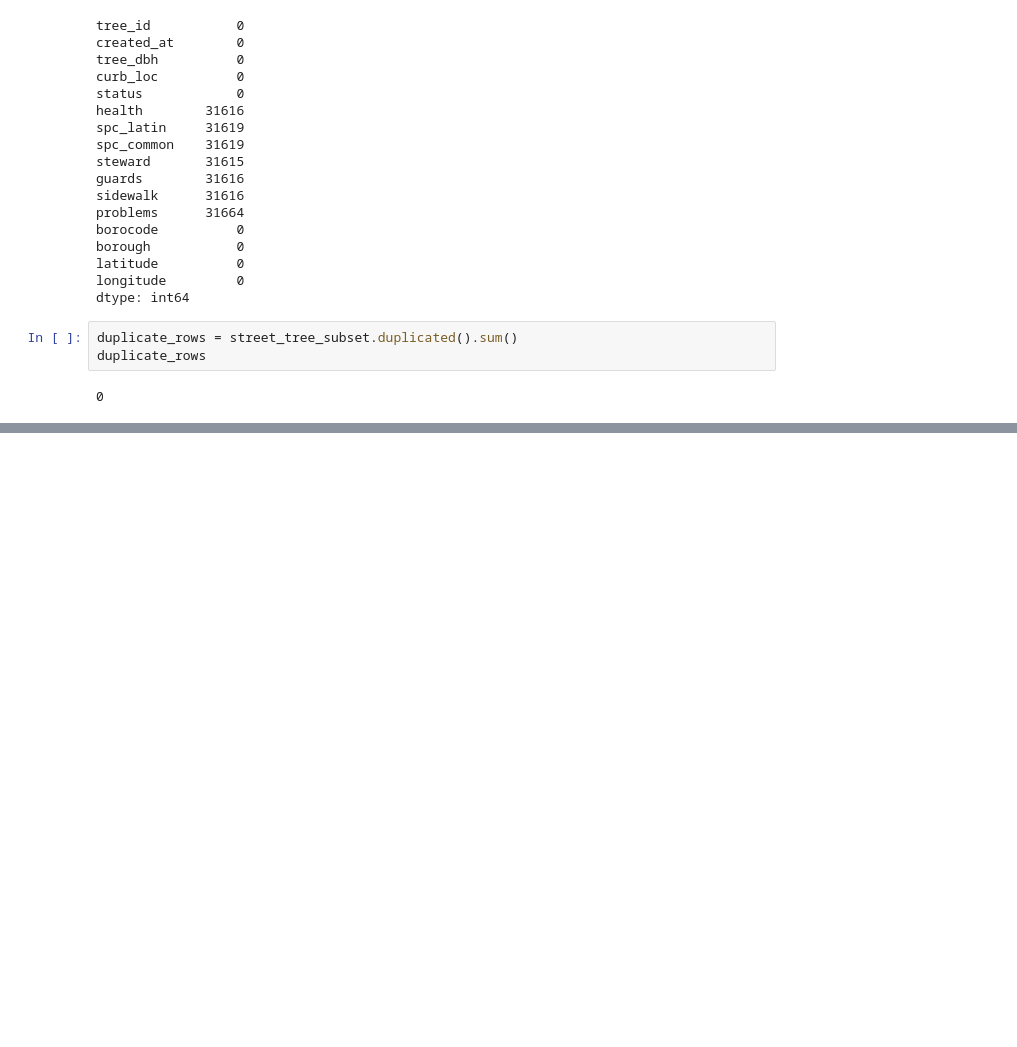
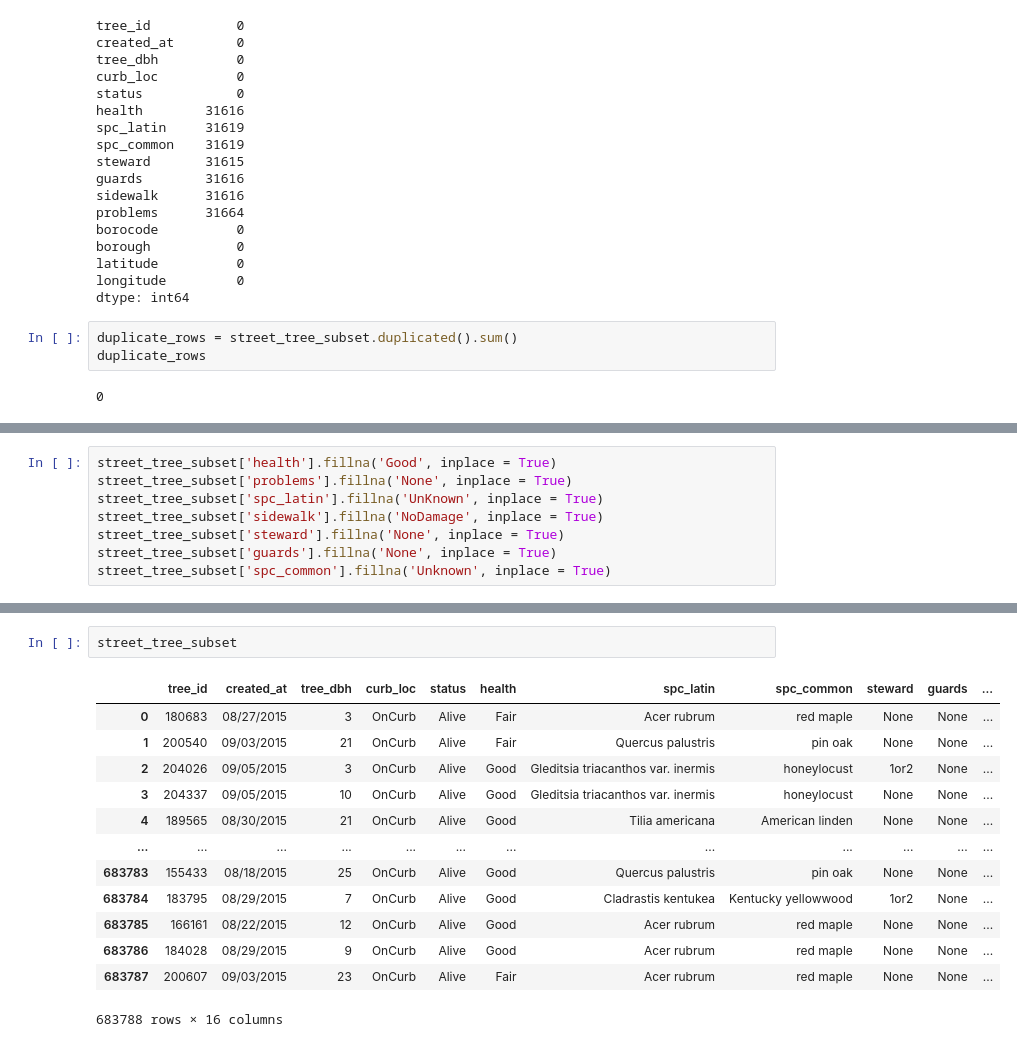
Before and after one commit to asha8r/2015-Street-Tree-Census, a Jupyter notebook: 2015_Street_Tree_Census.ipynb, the cells around one changed output, grey strips where cells are left out. Drawn from its saved outputs; the diff is of its cells as text; blank space fills up the shorter version.

```diff
--- a/2015_Street_Tree_Census.ipynb
+++ b/2015_Street_Tree_Census.ipynb
@@ -111,0 +135,8 @@ duplicate_rows
+# %%
+street_tree_subset['health'].fillna('Good', inplace = True)
+street_tree_subset['problems'].fillna('None', inplace = True)
+street_tree_subset['spc_latin'].fillna('UnKnown', inplace = True)
+street_tree_subset['sidewalk'].fillna('NoDamage', inplace = True)
+street_tree_subset['steward'].fillna('None', inplace = True)
+street_tree_subset['guards'].fillna('None', inplace = True)
+street_tree_subset['spc_common'].fillna('Unknown', inplace = True)
@@ -111,0 +164,16 @@ duplicate_rows
+# %%
+street_tree_subset
+# %% [output]
+|  | tree_id | created_at | tree_dbh | curb_loc | status | health | spc_latin | spc_common | steward | guards | ... |
+| 0 | 180683 | 08/27/2015 | 3 | OnCurb | Alive | Fair | Acer rubrum | red maple | None | None | ... |
+| 1 | 200540 | 09/03/2015 | 21 | OnCurb | Alive | Fair | Quercus palustris | pin oak | None | None | ... |
+| 2 | 204026 | 09/05/2015 | 3 | OnCurb | Alive | Good | Gleditsia triacanthos var. inermis | honeylocust | 1or2 | None | ... |
+| 3 | 204337 | 09/05/2015 | 10 | OnCurb | Alive | Good | Gleditsia triacanthos var. inermis | honeylocust | None | None | ... |
+| 4 | 189565 | 08/30/2015 | 21 | OnCurb | Alive | Good | Tilia americana | American linden | None | None | ... |
+| ... | ... | ... | ... | ... | ... | ... | ... | ... | ... | ... | ... |
+| 683783 | 155433 | 08/18/2015 | 25 | OnCurb | Alive | Good | Quercus palustris | pin oak | None | None | ... |
+| 683784 | 183795 | 08/29/2015 | 7 | OnCurb | Alive | Good | Cladrastis kentukea | Kentucky yellowwood | 1or2 | None | ... |
+| 683785 | 166161 | 08/22/2015 | 12 | OnCurb | Alive | Good | Acer rubrum | red maple | None | None | ... |
+| 683786 | 184028 | 08/29/2015 | 9 | OnCurb | Alive | Good | Acer rubrum | red maple | None | None | ... |
+| 683787 | 200607 | 09/03/2015 | 23 | OnCurb | Alive | Fair | Acer rubrum | red maple | None | None | ... |
+683788 rows × 16 columns
```
Also changed, not shown: parts of 2 cells of this notebook.
